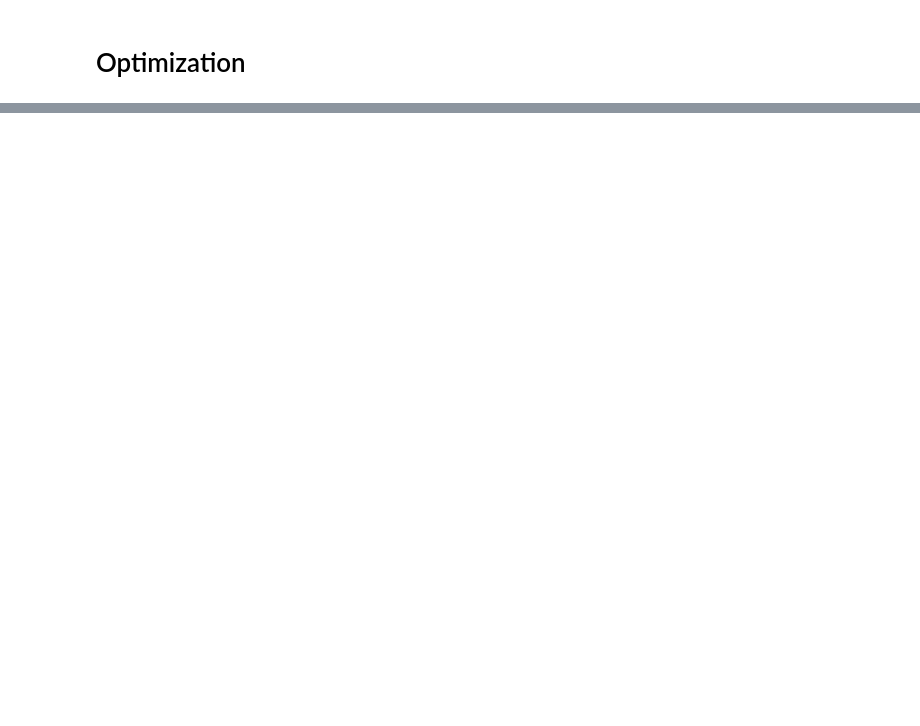
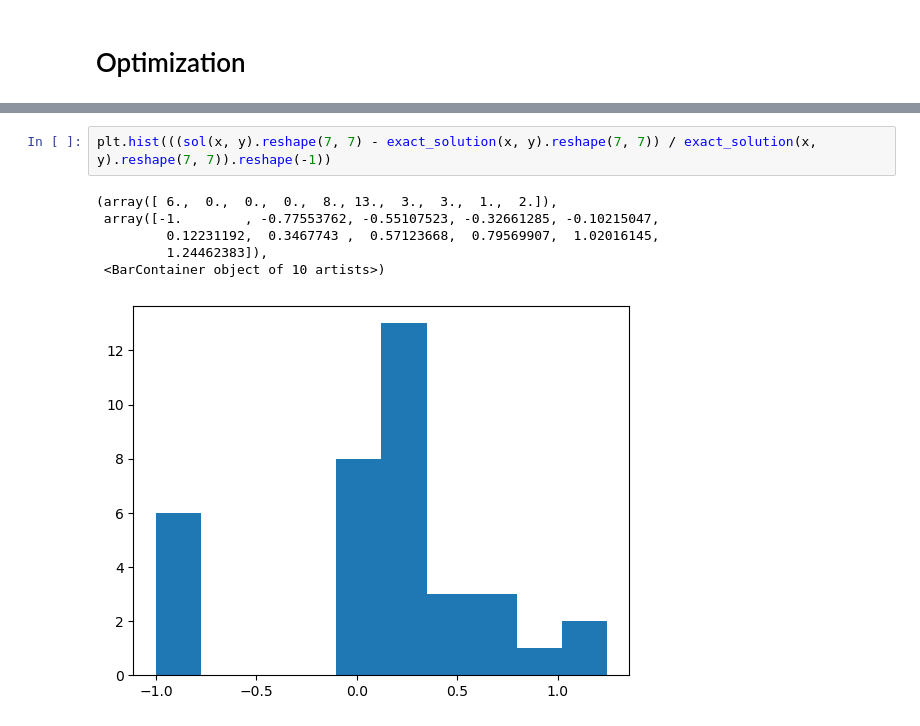
Before and after one commit to qchen0815/AMSC808N-Project-1, a Jupyter notebook: src/problem2.ipynb, the cells around one changed output, grey strips where cells are left out. Cells and saved outputs as stored; diff of their text form; blank space fills up the shorter version.

```diff
--- a/src/problem2.ipynb
+++ b/src/problem2.ipynb
@@ -185,0 +314,9 @@ class Solution:
+# %%
+plt.hist(((sol(x, y).reshape(7, 7) - exact_solution(x, y).reshape(7, 7)) / exact_solution(x, y).reshape(7, 7)).reshape(-1))
+# %% [output]
+(array([ 6.,  0.,  0.,  0.,  8., 13.,  3.,  3.,  1.,  2.]),
+ array([-1.        , -0.77553762, -0.55107523, -0.32661285, -0.10215047,
+         0.12231192,  0.3467743 ,  0.57123668,  0.79569907,  1.02016145,
+         1.24462383]),
+ <BarContainer object of 10 artists>)
+[figure, added]
```
Also changed, not shown: parts of 11 cells of this notebook.
